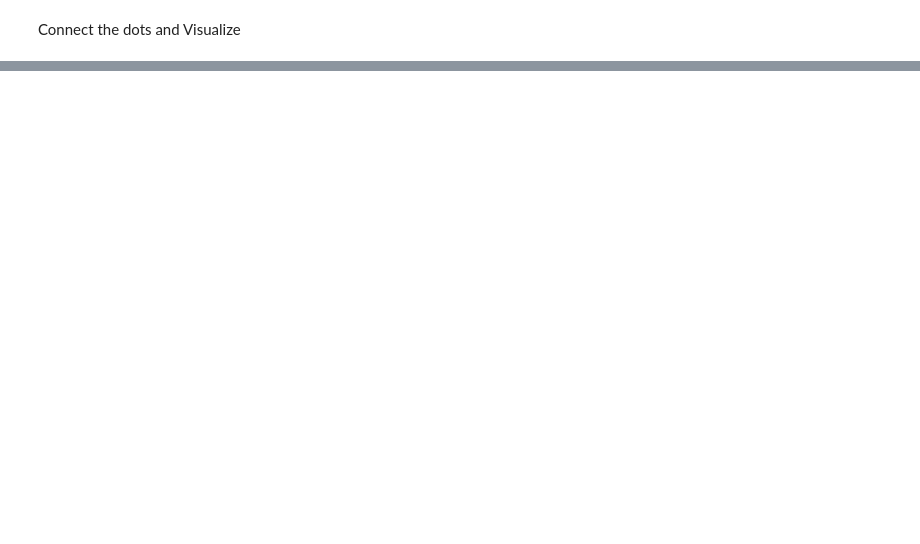
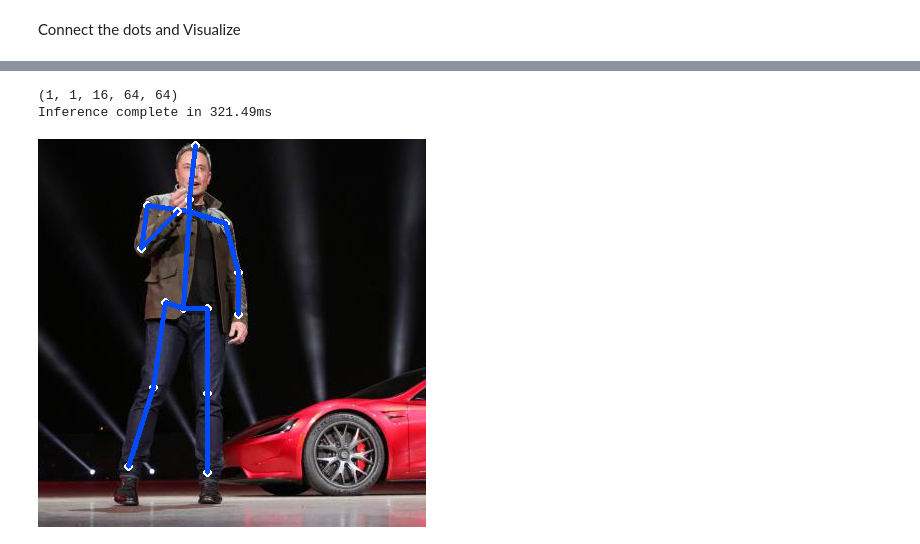
Before and after one commit to EVA4-RS-Group/Phase2, a Jupyter notebook: S5_HumanPoseEstimation/EVA4_P2_S5_HumanPoseEstimation_ONNX_Quant_v1.ipynb, the cells around one changed output, grey strips where cells are left out. Saved outputs shown, nothing was run; the diff lists cells and outputs as text; code cells hidden in the pictures; blank space fills up the shorter version.

```diff
--- a/S5_HumanPoseEstimation/EVA4_P2_S5_HumanPoseEstimation_ONNX_Quant_v1.ipynb
+++ b/S5_HumanPoseEstimation/EVA4_P2_S5_HumanPoseEstimation_ONNX_Quant_v1.ipynb
@@ -302,0 +75,8 @@ Image.fromarray(cv2.cvtColor(image_p, cv2.COLOR_RGB2BGR))
+# %%
+hpe_infer_onnx = HPEInference_onnx(model_name="simple_pose_estimation.8bit_quantized.onnx")
+# %%
+hpe_infer_onnx.vis_pose(image,0.4)
+# %% [output]
+(1, 1, 16, 64, 64)
+Inference complete in 321.49ms
+[figure, added]
```
Also changed, not shown: parts of 33 cells of this notebook.
